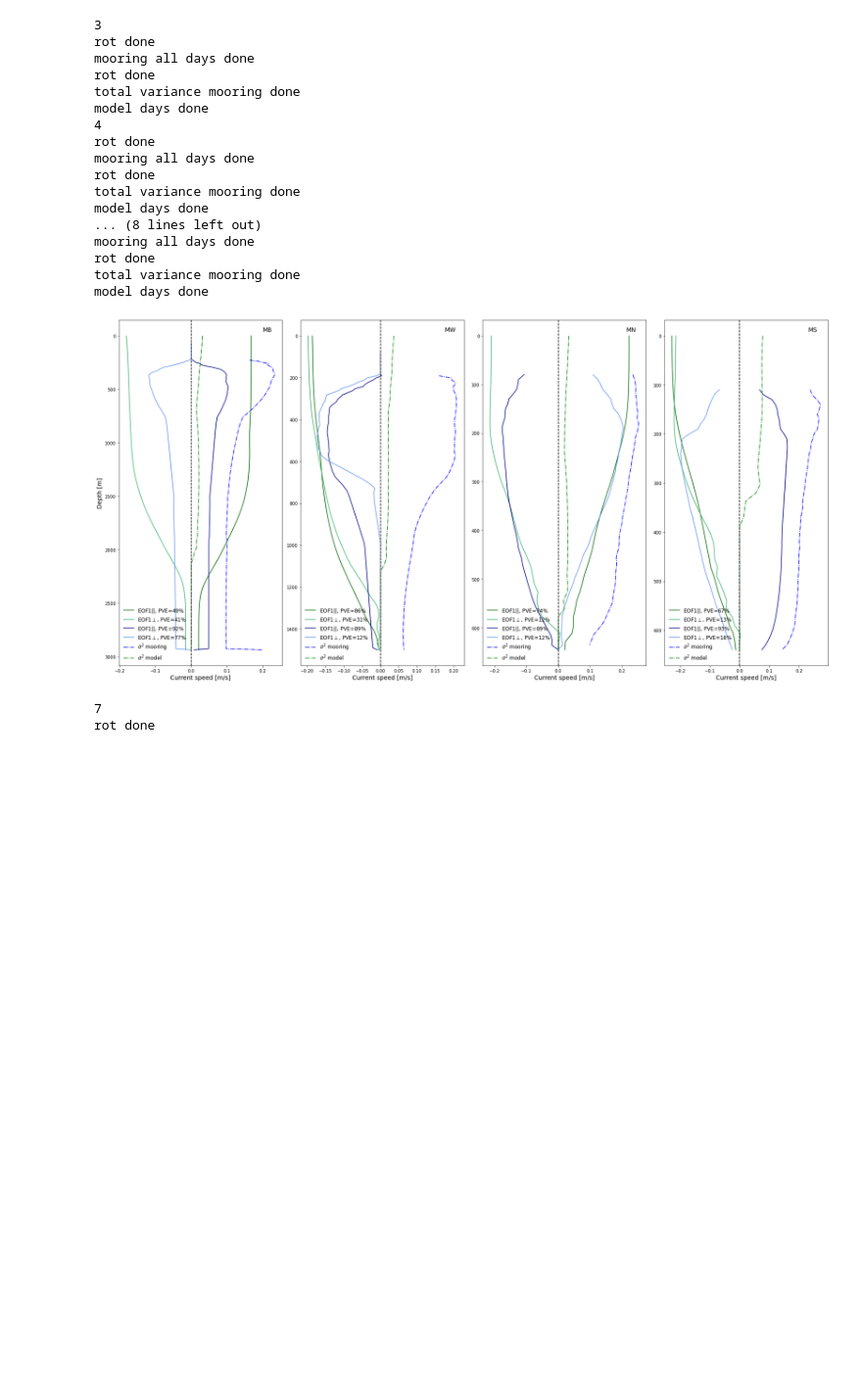
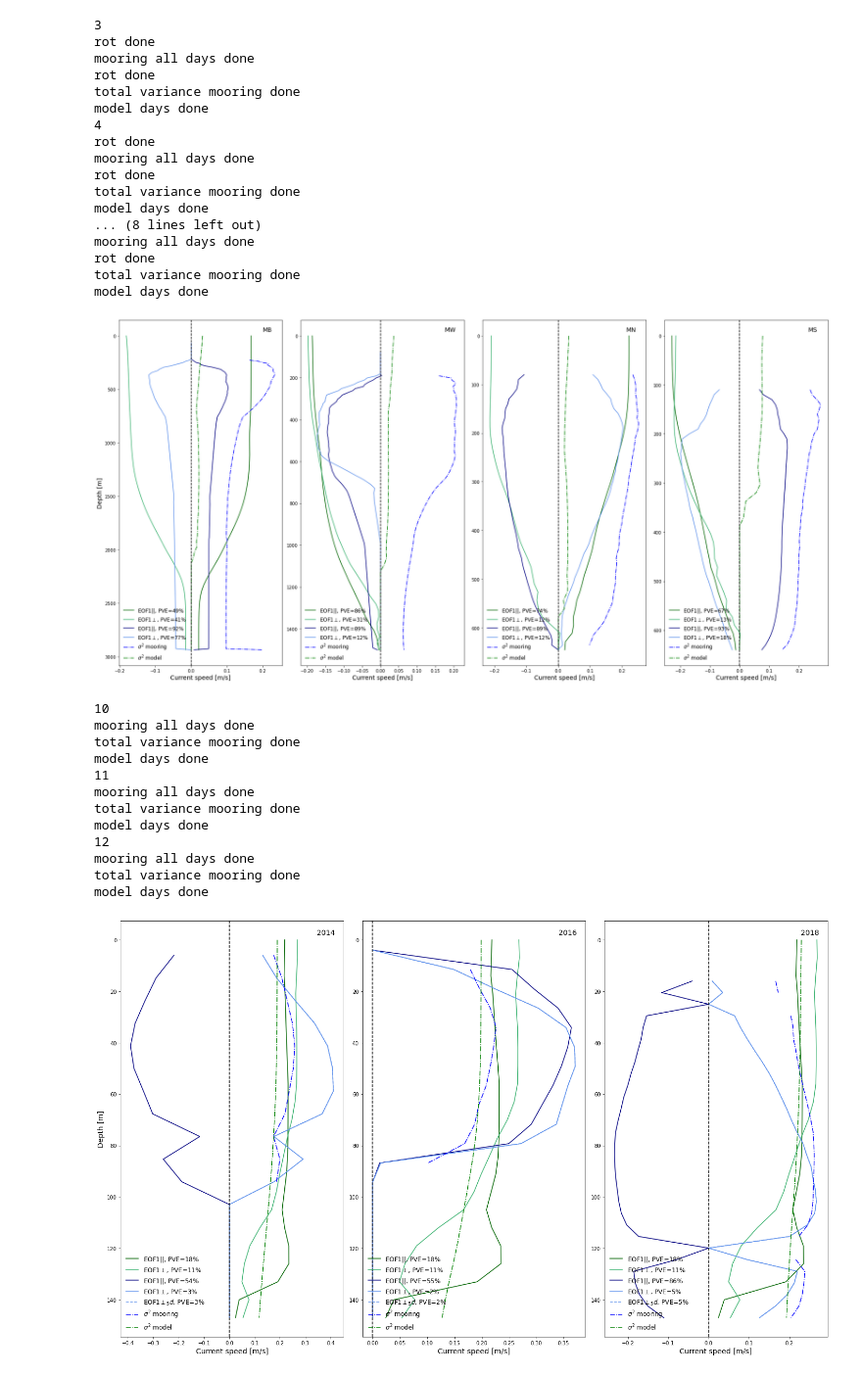
Before and after one commit to kaje2301/Master_2022, a Jupyter notebook: EOF_not_normalized.ipynb, the cells around one changed output. Shown at 98% size. Cells and saved outputs as stored; diff of their text form; code cells hidden in the pictures; blank space fills up the shorter version.

```diff
--- a/EOF_not_normalized.ipynb
+++ b/EOF_not_normalized.ipynb
@@ -479,8 +479,8 @@ def PCz_op_moor(p,o):
     EOFp = vec_p[:,0] #(np.sqrt(val_p[0])*vec_p[:,0])
     EOFo = vec_o[:,0] #(np.sqrt(val_o[0])*vec_o[:,0])
 
-    PVEp = int(round(val_p[0]/np.sqrt(np.sum(val_p)+np.sum(val_o))*100,0))
-    PVEo = int(round(val_o[0]/np.sqrt(np.sum(val_p)+np.sum(val_o))*100,0))
+    PVEp = int(round(val_p[0]/np.sqrt(np.sum(np.abs(val_p))+np.sum(np.abs(val_o)))*100,0))
+    PVEo = int(round(val_o[0]/np.sqrt(np.sum(np.abs(val_p))+np.sum(np.abs(val_o)))*100,0))
 
     return EOFp, EOFo, PVEp, PVEo
 
@@ -672,7 +672,7 @@ for axs, i, b, t in zip(axs.flat, [7,9,8],[1535,1209,850],[0,0,0]):
     print(i)
     # Mooring, alle dager
     vec = moor_vec[i][:,0]
-    p, o = rot(vel_l[i][0],vel_l[i][1],vec)
+    p, o = rot(vel_l[i][0].T,vel_l[i][1].T,vec)
     print('rot done')
     EOFp, EOFo, PVEp, PVEo, = PCz_op_moor(p,o)
     print('mooring all days done')
@@ -724,9 +724,6 @@ for axs, i, b, t in zip(axs.flat, [7,9,8],[1535,1209,850],[0,0,0]):
 fig.tight_layout()
 
 plt.savefig('EOF_yermark_not_norm.pdf', dpi = 300)
-# %% [output]
-7
-rot done
 # %%
 warnings.simplefilter("ignore")
 fig, axs = plt.subplots(1,3,figsize=(20,12))
@@ -763,34 +760,48 @@ for axs, i, b, t in zip(axs.flat, [10,11,12], [147,147,147], [6,4,16]):
     PVE1o = data[pickl[i]]['PVE1o']
 
     print('model days done')
     # tot. varians model
     var_mo = var_.isel(depth=slice(0,d),variance=i)
 
     #-----------------------------------------------------------------------------------------
 
     #-------------------------------------------------------------------------------------------------------
     #Plotting:
 
     # Plotting EOF mod, GREEEN
     axs.plot(PCAp1,dyp_mo, label= f'EOF1$||$, PVE={PVE1p}%', color='darkgreen')  # linestyle='--',
     axs.plot(PCAo1,dyp_mo, label= f'EOF1$\perp$, PVE={PVE1o}%', color='mediumseagreen')
     # Plotting EOF moor, BLUE
     axs.plot(EOFp,dyp_mr, label= f'EOF1$||$, PVE={PVEp}%', color='navy')
     axs.plot(EOFo,dyp_mr, label= f'EOF1$\perp$, PVE={PVEo}%', color='cornflowerblue')
-    plot(EOFos,dyp_mr, linestyle='--', label= f'EOF1$\perp_5d$, PVE={PVEos}%', color='cornflowerblue')
+    axs.plot(EOFo,dyp_mr, linestyle='--', label= f'EOF1$\perp_5d$, PVE={PVEo}%', color='cornflowerblue')
 
     # Plotting mod and moor tot.varians with depth
     axs.plot(var_mr,dyp_vmr, linestyle='-.', label= f'$\sigma^2$ mooring', color='b')
     axs.plot(var_mo,dyp_mo, linestyle='-.', label= f'$\sigma^2$ model', color='g')
 
     axs.axvline(0, color='k', linestyle = '--')
     axs.invert_yaxis()
     axs.set_xlabel('Current speed [m/s]', fontsize=14)
     axs.legend(frameon=False, fontsize=12, loc="lower left")
     axs.text(0.88, 0.98, f'{mooring[i-10]}', color='k', fontsize=14, transform=axs.transAxes, verticalalignment='top')
 fig.tight_layout()
 
 plt.savefig('EOF_beaufort_not_norm.pdf', dpi = 300)
+# %% [output]
+10
+mooring all days done
+total variance mooring done
+model days done
+11
+mooring all days done
+total variance mooring done
+model days done
+12
+mooring all days done
+total variance mooring done
+model days done
+[figure, added]
 # %%
 warnings.simplefilter("ignore")
 fig, axs = plt.subplots(1,3,figsize=(20,12))
```
Also changed, not shown: parts of 7 cells of this notebook, 2 other files.
